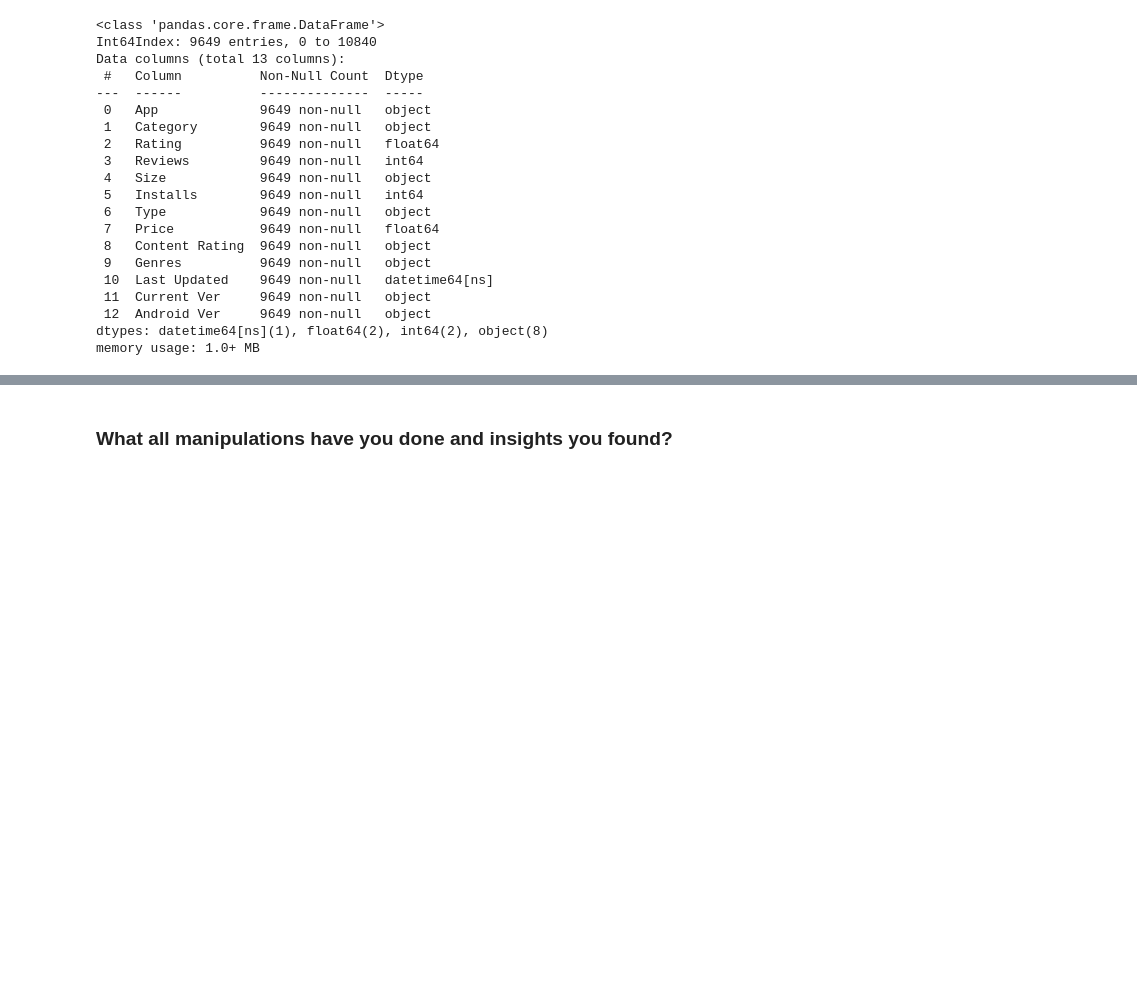
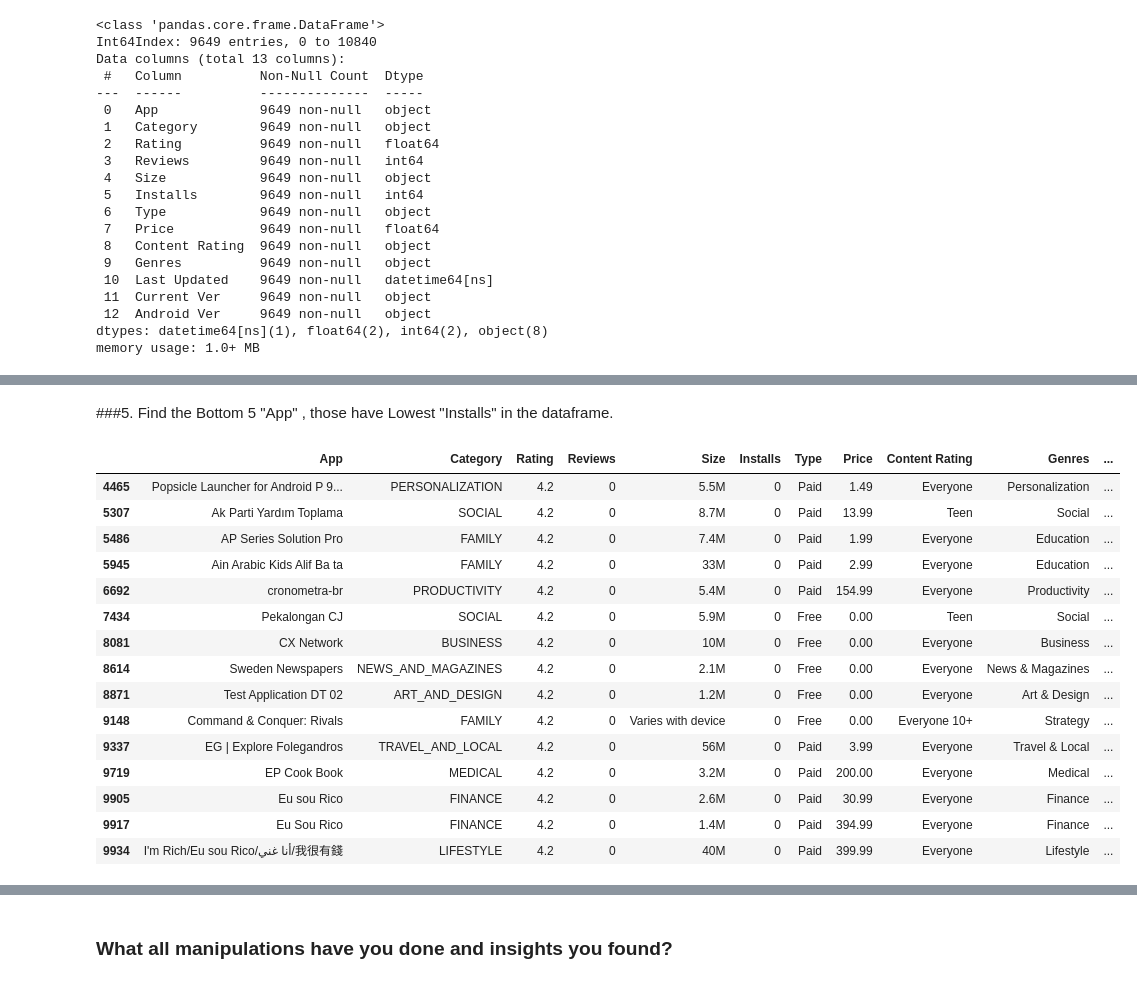
Before and after one commit to jeetu2994/Play_store_app_review_analysyis, a Jupyter notebook: JM_|_Capstone_Project_EDA_(PlayStore_App_Review_Analysis).ipynb, the cells around one changed output, grey strips where cells are left out. Saved outputs shown, nothing was run; the diff lists cells and outputs as text; code cells hidden in the pictures; blank space fills up the shorter version.

```diff
--- a/JM_|_Capstone_Project_EDA_(PlayStore_App_Review_Analysis).ipynb
+++ b/JM_|_Capstone_Project_EDA_(PlayStore_App_Review_Analysis).ipynb
@@ -881,6 +889,6 @@ ps_ana_df[["Reviews"]]
 9649 rows × 1 columns
 # %%
 # changing the datatype of "Price" column.
-ps_ana_df["Price"] = ps_ana_df["Price"].astype(dtype = int)
+
 ps_ana_df[["Price"]]
 # %% [output]
@@ -970,7 +990,7 @@ ps_ana_df
 # %% [markdown]
 Converting the "Last Updated" column **from object to date format** in Play Store DataFrame.
 # %%
-ps_ana_df["Last Updated"] = pd.to_datetime(ps_ana_df["Last Updated"].dt.strftime("/%d/%m/%Y"))
+ps_ana_df["Last Updated"] = pd.to_datetime(ps_ana_df["Last Updated"])
 # %%
 ps_ana_df.head()
 # %% [output]
@@ -1024,0 +1220,23 @@ ps_high_rat = ps_ana_df[ps_ana_df["Rating"] == 5.0]
+# %% [markdown]
+
+###5. Find the Bottom 5 "App" , those have Lowest "Installs" in the dataframe.
+# %%
+# Checking the Lowest "Installs" , presents in dataframe.
+ps_ana_df[ps_ana_df["Installs"] == 0]
+# %% [output]
+|  | App | Category | Rating | Reviews | Size | Installs | Type | Price | Content Rating | Genres | ... |
+| 4465 | Popsicle Launcher for Android P 9... | PERSONALIZATION | 4.2 | 0 | 5.5M | 0 | Paid | 1.49 | Everyone | Personalization | ... |
+| 5307 | Ak Parti Yardım Toplama | SOCIAL | 4.2 | 0 | 8.7M | 0 | Paid | 13.99 | Teen | Social | ... |
+| 5486 | AP Series Solution Pro | FAMILY | 4.2 | 0 | 7.4M | 0 | Paid | 1.99 | Everyone | Education | ... |
+| 5945 | Ain Arabic Kids Alif Ba ta | FAMILY | 4.2 | 0 | 33M | 0 | Paid | 2.99 | Everyone | Education | ... |
+| 6692 | cronometra-br | PRODUCTIVITY | 4.2 | 0 | 5.4M | 0 | Paid | 154.99 | Everyone | Productivity | ... |
+| 7434 | Pekalongan CJ | SOCIAL | 4.2 | 0 | 5.9M | 0 | Free | 0.00 | Teen | Social | ... |
+| 8081 | CX Network | BUSINESS | 4.2 | 0 | 10M | 0 | Free | 0.00 | Everyone | Business | ... |
+| 8614 | Sweden Newspapers | NEWS_AND_MAGAZINES | 4.2 | 0 | 2.1M | 0 | Free | 0.00 | Everyone | News & Magazines | ... |
+| 8871 | Test Application DT 02 | ART_AND_DESIGN | 4.2 | 0 | 1.2M | 0 | Free | 0.00 | Everyone | Art & Design | ... |
+| 9148 | Command & Conquer: Rivals | FAMILY | 4.2 | 0 | Varies with device | 0 | Free | 0.00 | Everyone 10+ | Strategy | ... |
+| 9337 | EG | Explore Folegandros | TRAVEL_AND_LOCAL | 4.2 | 0 | 56M | 0 | Paid | 3.99 | Everyone | Travel & Local | ... |
+| 9719 | EP Cook Book | MEDICAL | 4.2 | 0 | 3.2M | 0 | Paid | 200.00 | Everyone | Medical | ... |
+| 9905 | Eu sou Rico | FINANCE | 4.2 | 0 | 2.6M | 0 | Paid | 30.99 | Everyone | Finance | ... |
+| 9917 | Eu Sou Rico | FINANCE | 4.2 | 0 | 1.4M | 0 | Paid | 394.99 | Everyone | Finance | ... |
+| 9934 | I'm Rich/Eu sou Rico/أنا غني/我很有錢 | LIFESTYLE | 4.2 | 0 | 40M | 0 | Paid | 399.99 | Everyone | Lifestyle | ... |
```
Also changed, not shown: parts of 53 cells of this notebook.
